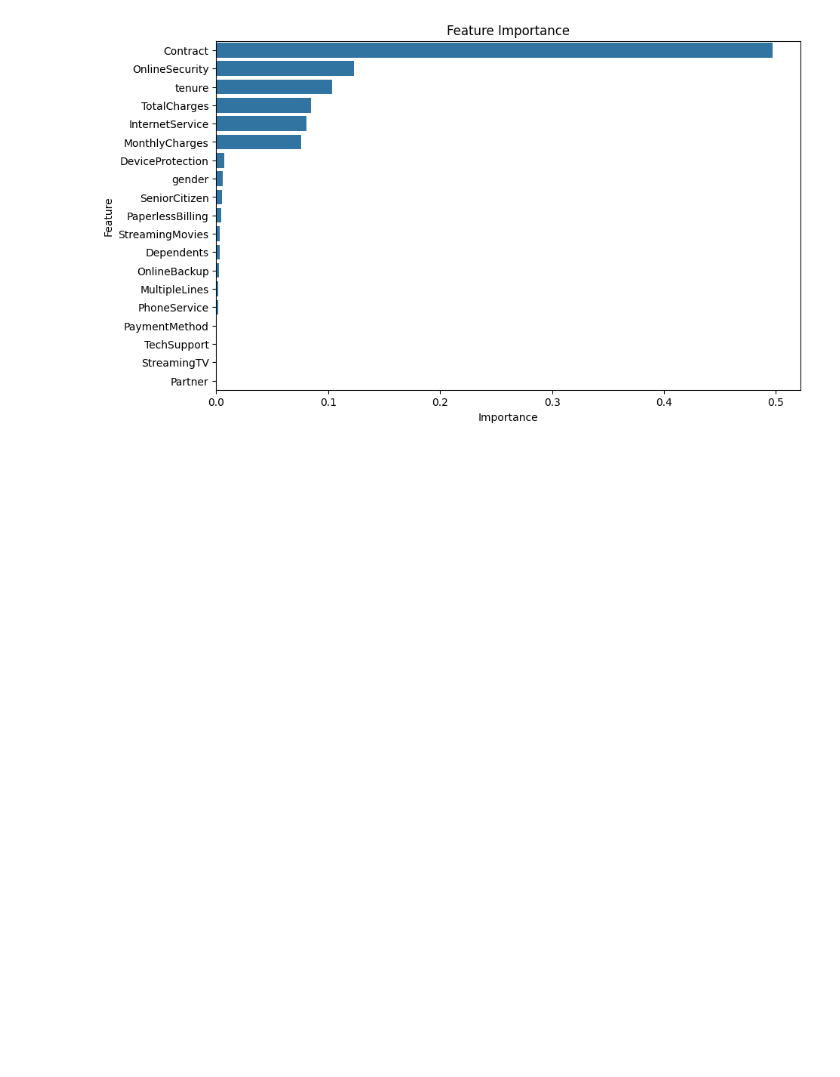
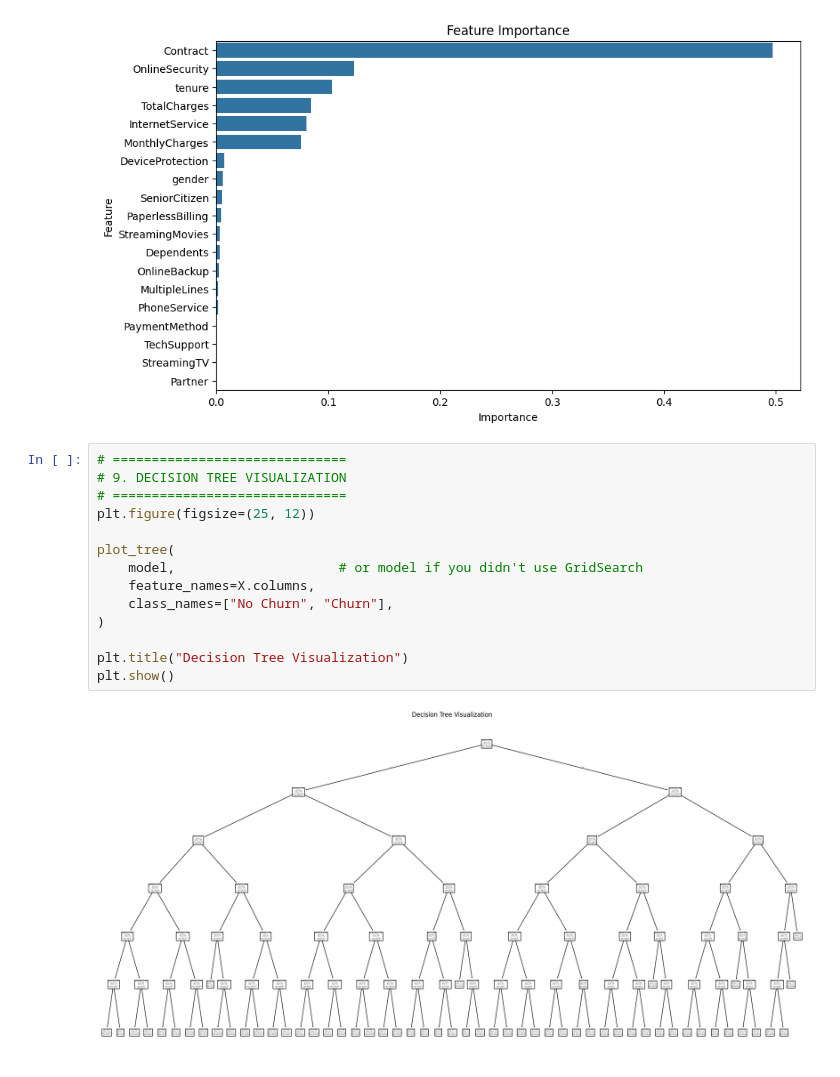
Before and after one commit to Gayasri72/ML-Customer-Churn, a Jupyter notebook: src/notebook/decision_tree/decision_tree.ipynb, the cells around one changed output. Saved outputs shown, nothing was run; the diff lists cells and outputs as text; blank space fills up the shorter version.

Commit message:
Decision tree visualization

```diff
--- a/src/notebook/decision_tree/decision_tree.ipynb
+++ b/src/notebook/decision_tree/decision_tree.ipynb
@@ -155,3 +155,19 @@ plt.title("Feature Importance")
 plt.show()
 # %% [output]
 [figure]
+# %%
+# ==============================
+# 9. DECISION TREE VISUALIZATION
+# ==============================
+plt.figure(figsize=(25, 12))
+
+plot_tree(
+    model,                     # or model if you didn't use GridSearch
+    feature_names=X.columns,
+    class_names=["No Churn", "Churn"],
+)
+
+plt.title("Decision Tree Visualization")
+plt.show()
+# %% [output]
+[figure, added]
```
